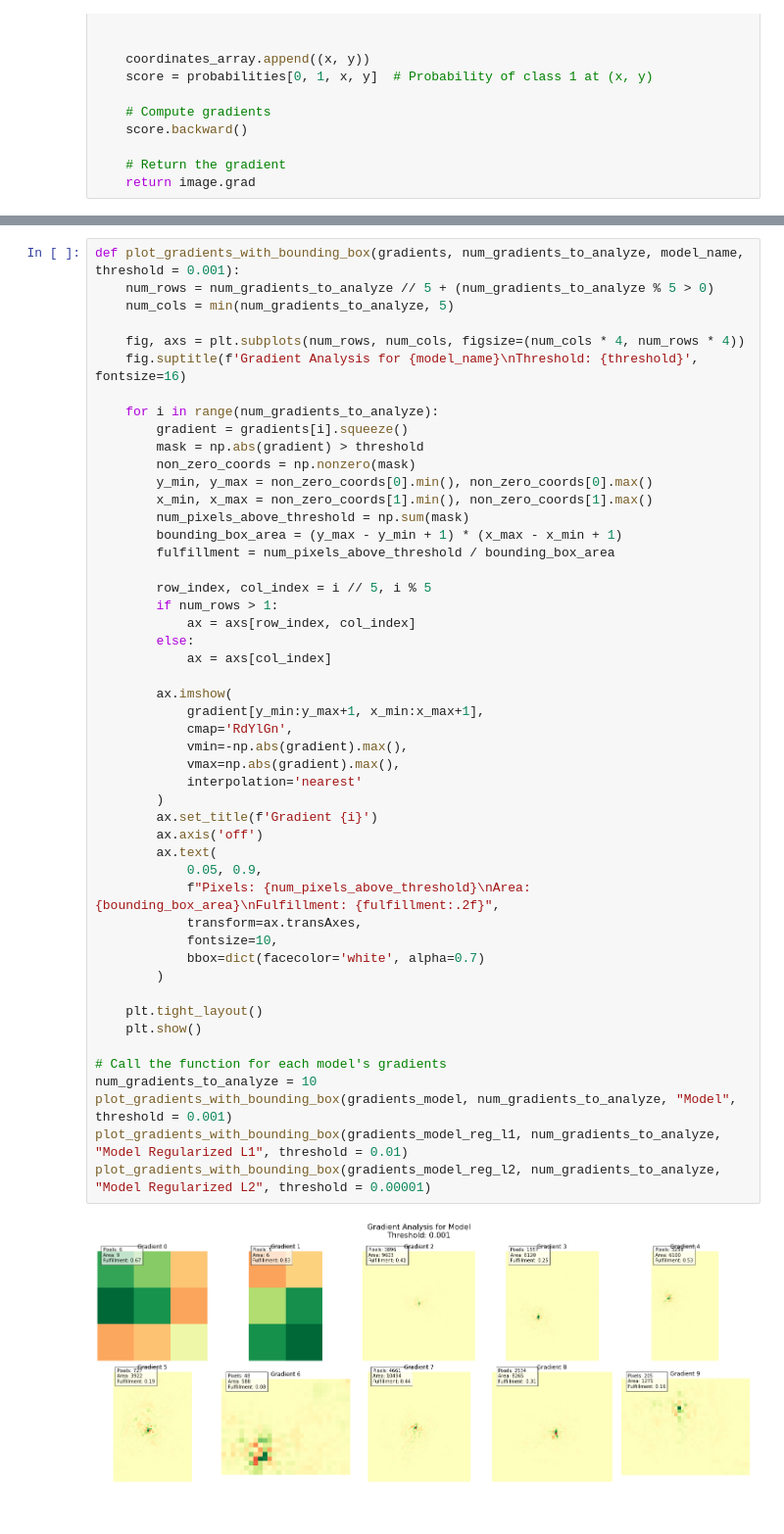
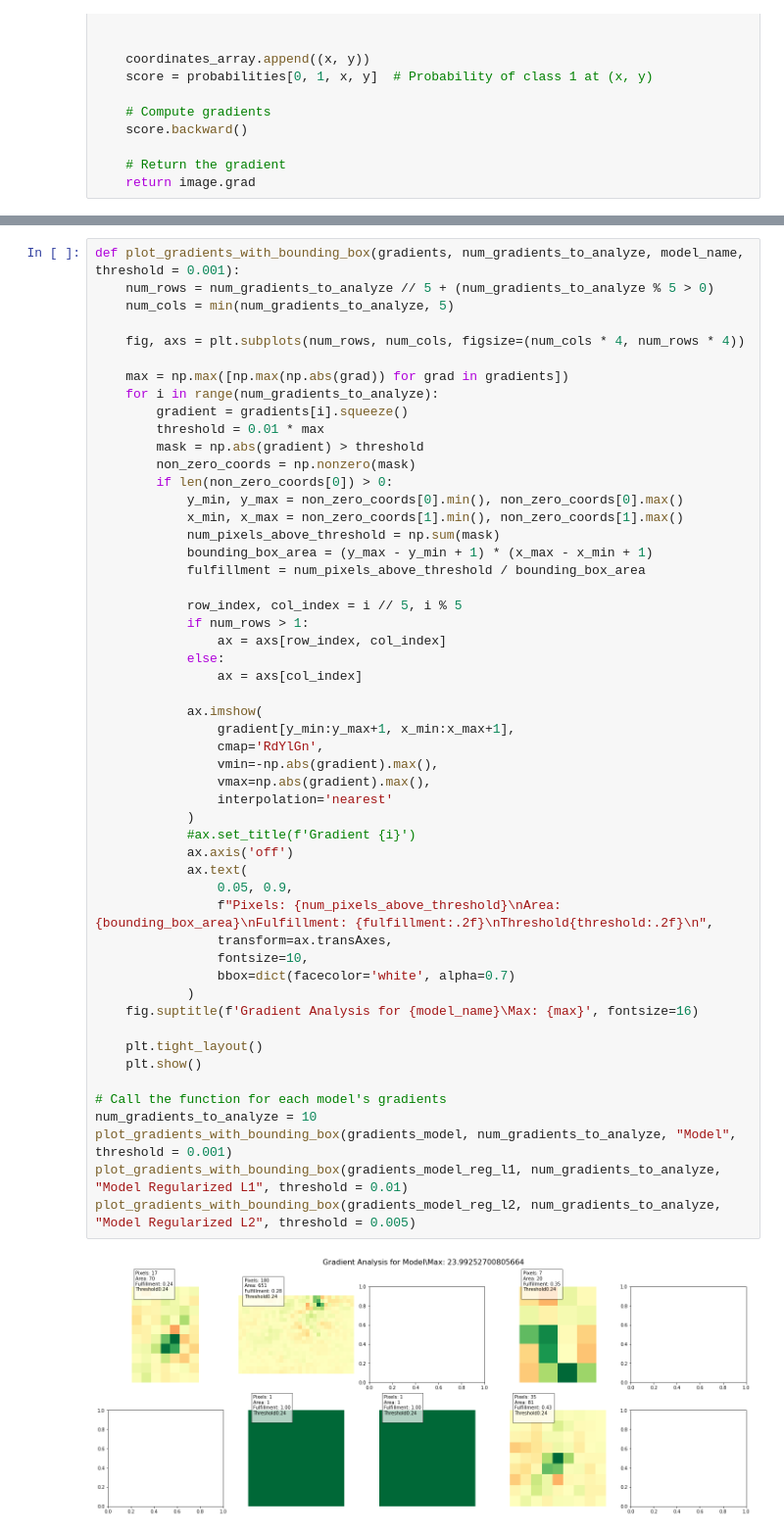
Before and after one commit to CarlosFontaneli/interpreting-neural-networks, a Jupyter notebook: experiments/vess_map_gradient_probabilities_analysis.ipynb, the cells around one changed output, grey strips where cells are left out. Shown at 98% size. Saved outputs shown, nothing was run; the diff lists cells and outputs as text.

```diff
--- a/experiments/vess_map_gradient_probabilities_analysis.ipynb
+++ b/experiments/vess_map_gradient_probabilities_analysis.ipynb
@@ -292,51 +335,54 @@ plt.show()
 # %%
 def plot_gradients_with_bounding_box(gradients, num_gradients_to_analyze, model_name, threshold = 0.001):
     num_rows = num_gradients_to_analyze // 5 + (num_gradients_to_analyze % 5 > 0)
     num_cols = min(num_gradients_to_analyze, 5)
 
     fig, axs = plt.subplots(num_rows, num_cols, figsize=(num_cols * 4, num_rows * 4))
-    fig.suptitle(f'Gradient Analysis for {model_name}\nThreshold: {threshold}', fontsize=16)
 
+    max = np.max([np.max(np.abs(grad)) for grad in gradients])
     for i in range(num_gradients_to_analyze):
         gradient = gradients[i].squeeze()
+        threshold = 0.01 * max
         mask = np.abs(gradient) > threshold
         non_zero_coords = np.nonzero(mask)
-        y_min, y_max = non_zero_coords[0].min(), non_zero_coords[0].max()
-        x_min, x_max = non_zero_coords[1].min(), non_zero_coords[1].max()
-        num_pixels_above_threshold = np.sum(mask)
-        bounding_box_area = (y_max - y_min + 1) * (x_max - x_min + 1)
-        fulfillment = num_pixels_above_threshold / bounding_box_area
+        if len(non_zero_coords[0]) > 0:
+            y_min, y_max = non_zero_coords[0].min(), non_zero_coords[0].max()
+            x_min, x_max = non_zero_coords[1].min(), non_zero_coords[1].max()
+            num_pixels_above_threshold = np.sum(mask)
+            bounding_box_area = (y_max - y_min + 1) * (x_max - x_min + 1)
+            fulfillment = num_pixels_above_threshold / bounding_box_area
 
-        row_index, col_index = i // 5, i % 5
-        if num_rows > 1:
-            ax = axs[row_index, col_index]
-        else:
-            ax = axs[col_index]
+            row_index, col_index = i // 5, i % 5
+            if num_rows > 1:
+                ax = axs[row_index, col_index]
+            else:
+                ax = axs[col_index]
 
-        ax.imshow(
-            gradient[y_min:y_max+1, x_min:x_max+1],
-            cmap='RdYlGn',
-            vmin=-np.abs(gradient).max(),
-            vmax=np.abs(gradient).max(),
-            interpolation='nearest'
-        )
-        ax.set_title(f'Gradient {i}')
-        ax.axis('off')
-        ax.text(
-            0.05, 0.9,
-            f"Pixels: {num_pixels_above_threshold}\nArea: {bounding_box_area}\nFulfillment: {fulfillment:.2f}",
-            transform=ax.transAxes,
-            fontsize=10,
-            bbox=dict(facecolor='white', alpha=0.7)
-        )
+            ax.imshow(
+                gradient[y_min:y_max+1, x_min:x_max+1],
+                cmap='RdYlGn',
+                vmin=-np.abs(gradient).max(),
+                vmax=np.abs(gradient).max(),
+                interpolation='nearest'
+            )
+            #ax.set_title(f'Gradient {i}')
+            ax.axis('off')
+            ax.text(
+                0.05, 0.9,
+                f"Pixels: {num_pixels_above_threshold}\nArea: {bounding_box_area}\nFulfillment: {fulfillment:.2f}\nThreshold{threshold:.2f}\n",
+                transform=ax.transAxes,
+                fontsize=10,
+                bbox=dict(facecolor='white', alpha=0.7)
+            )
+    fig.suptitle(f'Gradient Analysis for {model_name}\Max: {max}', fontsize=16)
 
     plt.tight_layout()
     plt.show()
 
 # Call the function for each model's gradients
 num_gradients_to_analyze = 10
 plot_gradients_with_bounding_box(gradients_model, num_gradients_to_analyze, "Model", threshold = 0.001)
 plot_gradients_with_bounding_box(gradients_model_reg_l1, num_gradients_to_analyze, "Model Regularized L1", threshold = 0.01)
-plot_gradients_with_bounding_box(gradients_model_reg_l2, num_gradients_to_analyze, "Model Regularized L2", threshold = 0.00001)
+plot_gradients_with_bounding_box(gradients_model_reg_l2, num_gradients_to_analyze, "Model Regularized L2", threshold = 0.005)
 # %% [output]
-[figure, old version]
+[figure, new version]
```
Also changed, not shown: parts of 9 cells of this notebook.
